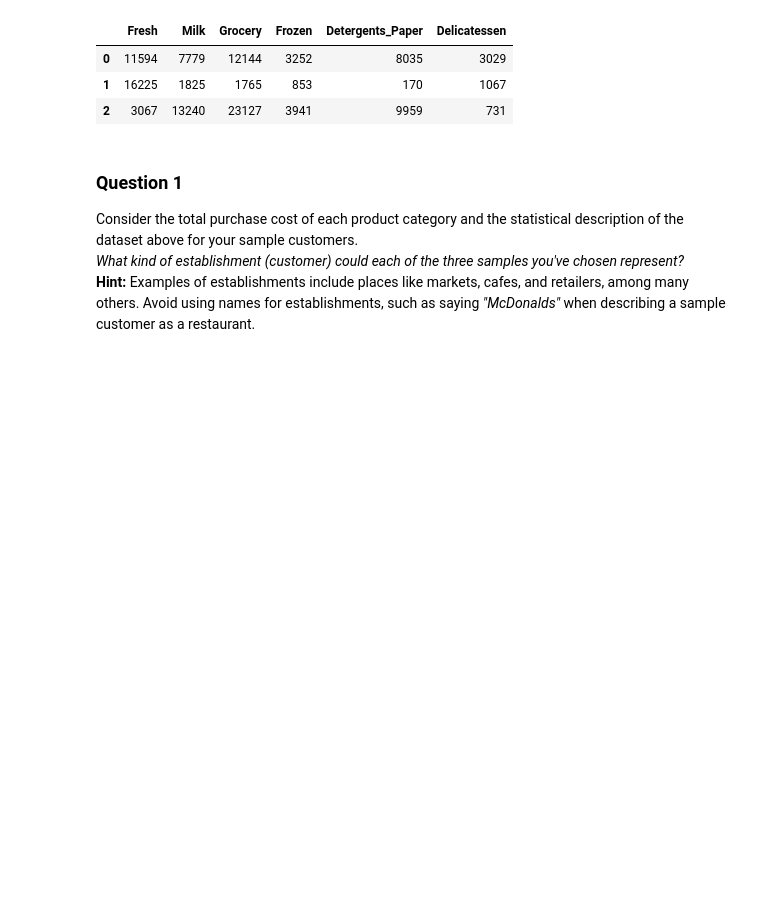
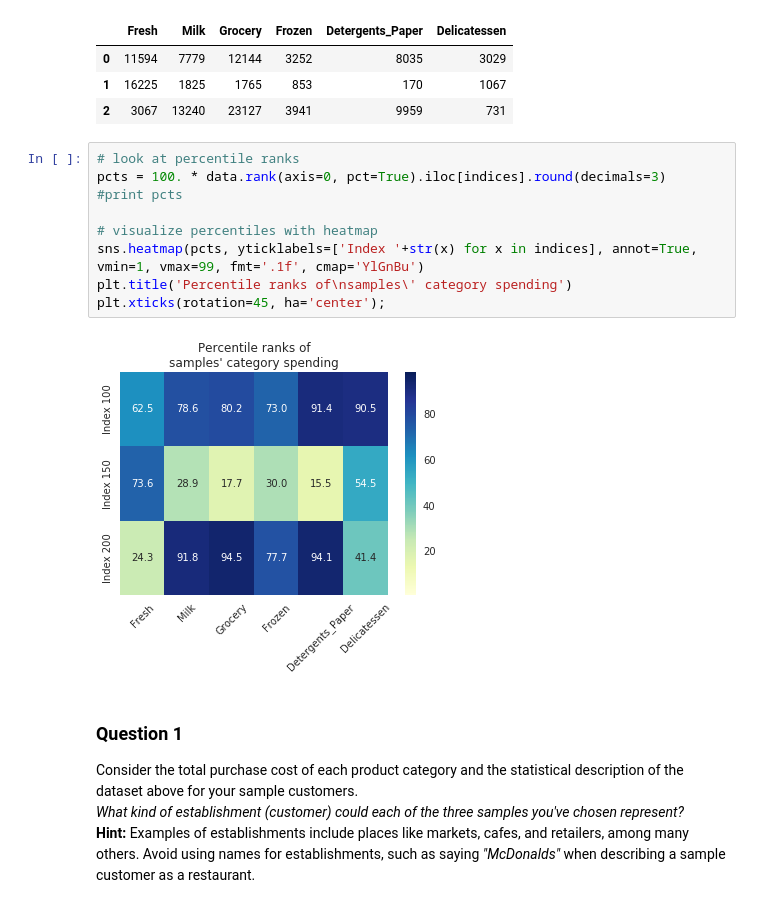
Before and after one commit to chirag-jhamb/customer-segments, a Jupyter notebook: customer_segments.ipynb, the cells around one changed output. Drawn from its saved outputs; the diff is of its cells as text; blank space fills up the shorter version.

```diff
--- a/customer_segments.ipynb
+++ b/customer_segments.ipynb
@@ -72,6 +72,17 @@ Chosen samples of wholesale customers dataset:
 | 0 | 11594 | 7779 | 12144 | 3252 | 8035 | 3029 |
 | 1 | 16225 | 1825 | 1765 | 853 | 170 | 1067 |
 | 2 | 3067 | 13240 | 23127 | 3941 | 9959 | 731 |
+# %%
+# look at percentile ranks
+pcts = 100. * data.rank(axis=0, pct=True).iloc[indices].round(decimals=3)
+#print pcts
+
+# visualize percentiles with heatmap
+sns.heatmap(pcts, yticklabels=['Index '+str(x) for x in indices], annot=True, vmin=1, vmax=99, fmt='.1f', cmap='YlGnBu')
+plt.title('Percentile ranks of\nsamples\' category spending')
+plt.xticks(rotation=45, ha='center');
+# %% [output]
+[figure, added]
 # %% [markdown]
 ### Question 1
 Consider the total purchase cost of each product category and the statistical description of the dataset above for your sample customers.
```
Also changed, not shown: parts of 15 cells of this notebook, 1 other file.
